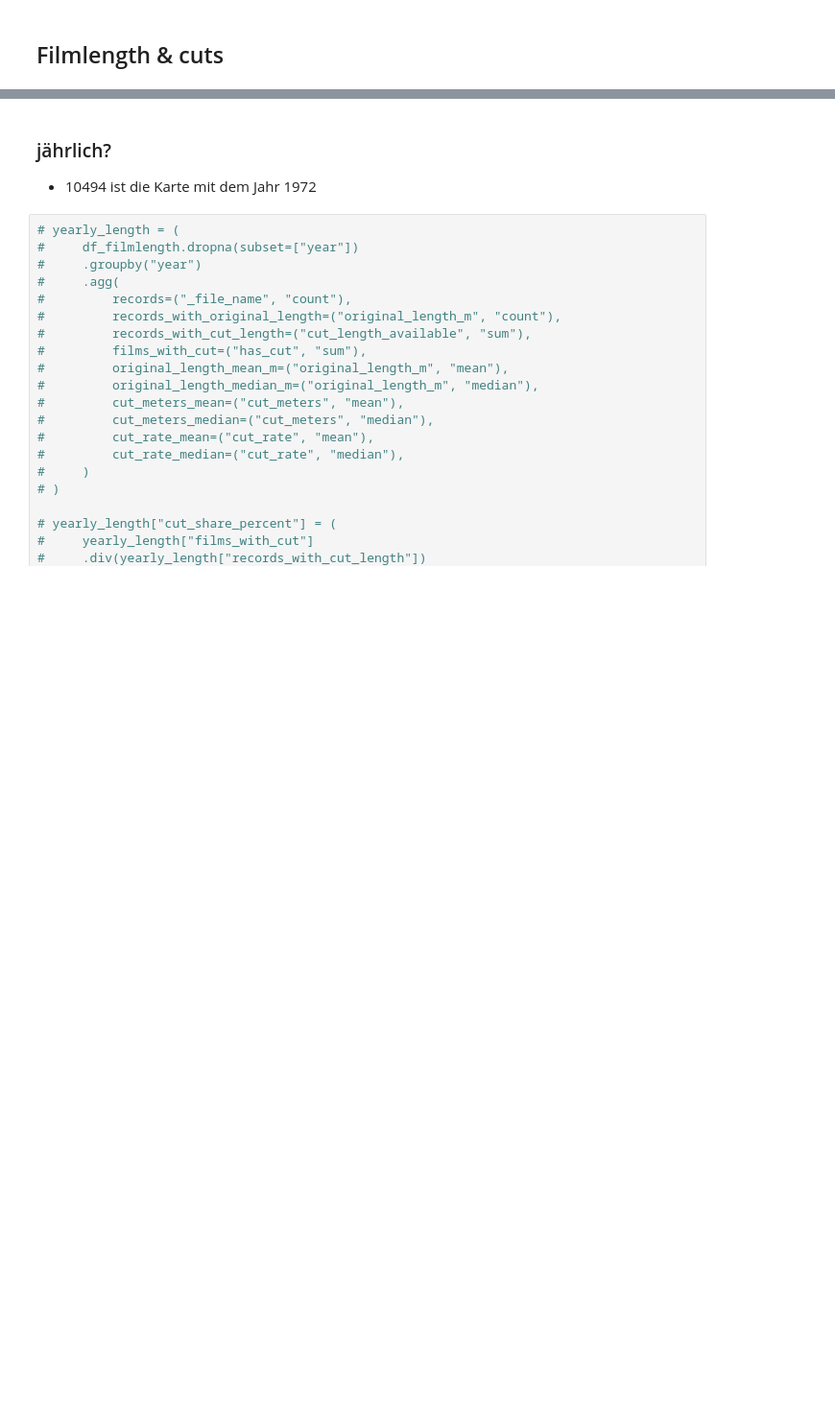
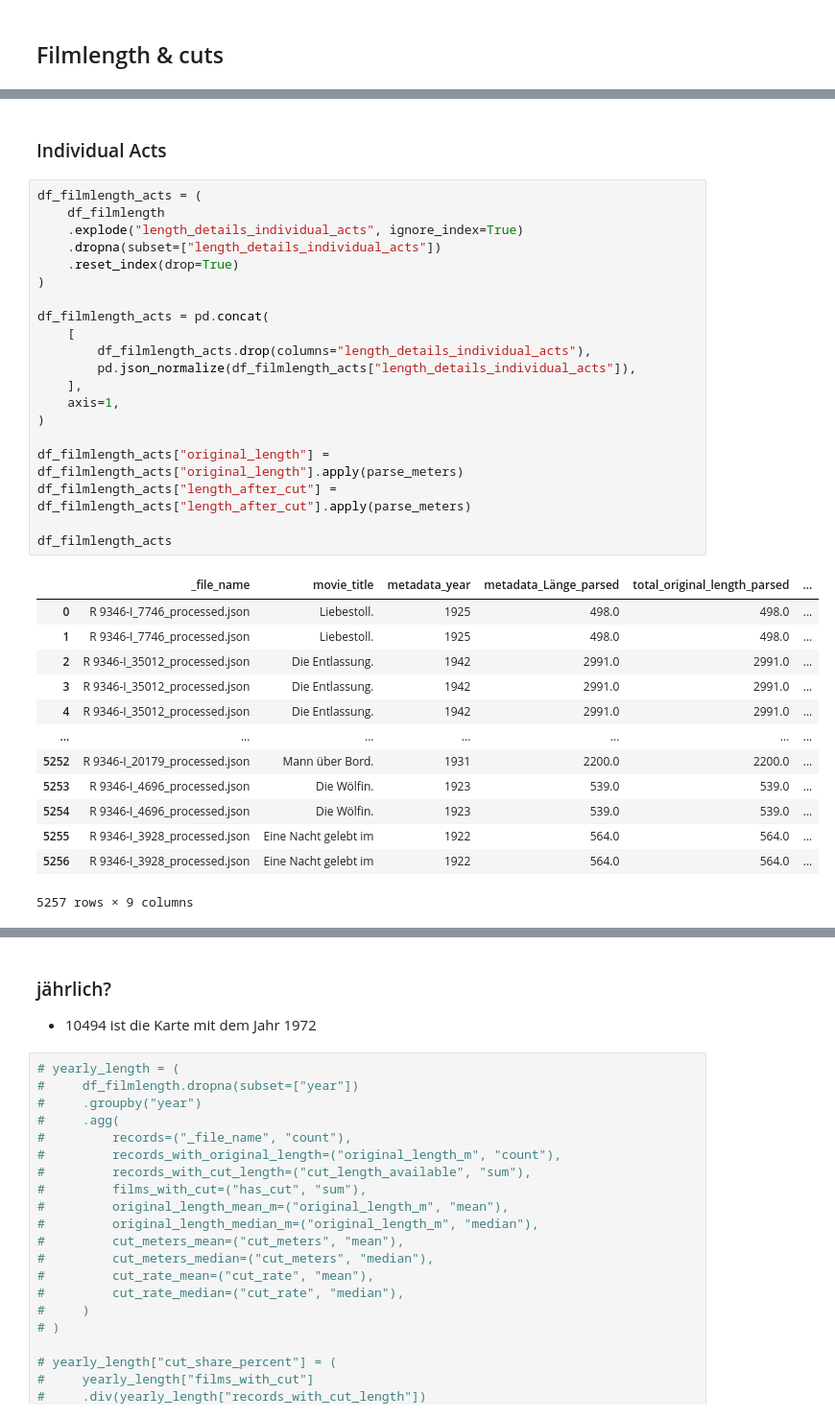
Before and after one commit to codemitdjango/german-film-censorship, a Jupyter notebook: src/analysis/content_analysis.ipynb, the cells around one changed output, grey strips where cells are left out. Shown at 96% size. Cells and saved outputs as stored; diff of their text form; blank space fills up the shorter version.

```diff
--- a/src/analysis/content_analysis.ipynb
+++ b/src/analysis/content_analysis.ipynb
@@ -334,0 +483,36 @@ df_intertitles
+# %% [markdown]
+### Individual Acts
+# %%
+df_filmlength_acts = (
+    df_filmlength
+    .explode("length_details_individual_acts", ignore_index=True)
+    .dropna(subset=["length_details_individual_acts"])
+    .reset_index(drop=True)
+)
+
+df_filmlength_acts = pd.concat(
+    [
+        df_filmlength_acts.drop(columns="length_details_individual_acts"),
+        pd.json_normalize(df_filmlength_acts["length_details_individual_acts"]),
+    ],
+    axis=1,
+)
+
+df_filmlength_acts["original_length"] = df_filmlength_acts["original_length"].apply(parse_meters)
+df_filmlength_acts["length_after_cut"] = df_filmlength_acts["length_after_cut"].apply(parse_meters)
+
+df_filmlength_acts
+# %% [output]
+|  | _file_name | movie_title | metadata_year | metadata_Länge_parsed | total_original_length_parsed | ... |
+| 0 | R 9346-I_7746_processed.json | Liebestoll. | 1925 | 498.0 | 498.0 | ... |
+| 1 | R 9346-I_7746_processed.json | Liebestoll. | 1925 | 498.0 | 498.0 | ... |
+| 2 | R 9346-I_35012_processed.json | Die Entlassung. | 1942 | 2991.0 | 2991.0 | ... |
+| 3 | R 9346-I_35012_processed.json | Die Entlassung. | 1942 | 2991.0 | 2991.0 | ... |
+| 4 | R 9346-I_35012_processed.json | Die Entlassung. | 1942 | 2991.0 | 2991.0 | ... |
+| ... | ... | ... | ... | ... | ... | ... |
+| 5252 | R 9346-I_20179_processed.json | Mann über Bord. | 1931 | 2200.0 | 2200.0 | ... |
+| 5253 | R 9346-I_4696_processed.json | Die Wölfin. | 1923 | 539.0 | 539.0 | ... |
+| 5254 | R 9346-I_4696_processed.json | Die Wölfin. | 1923 | 539.0 | 539.0 | ... |
+| 5255 | R 9346-I_3928_processed.json | Eine Nacht gelebt im | 1922 | 564.0 | 564.0 | ... |
+| 5256 | R 9346-I_3928_processed.json | Eine Nacht gelebt im | 1922 | 564.0 | 564.0 | ... |
+5257 rows × 9 columns
```
Also changed, not shown: parts of 20 cells of this notebook.
